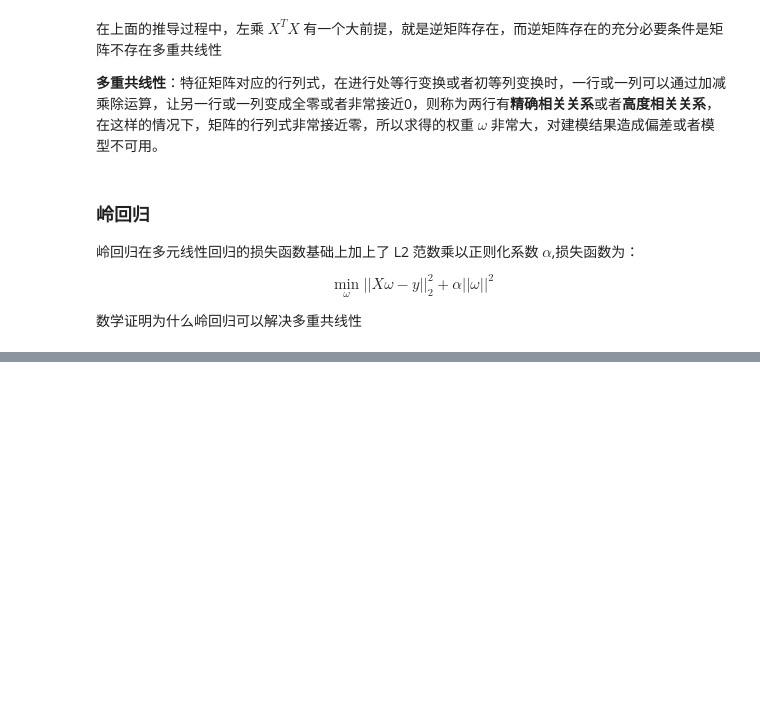
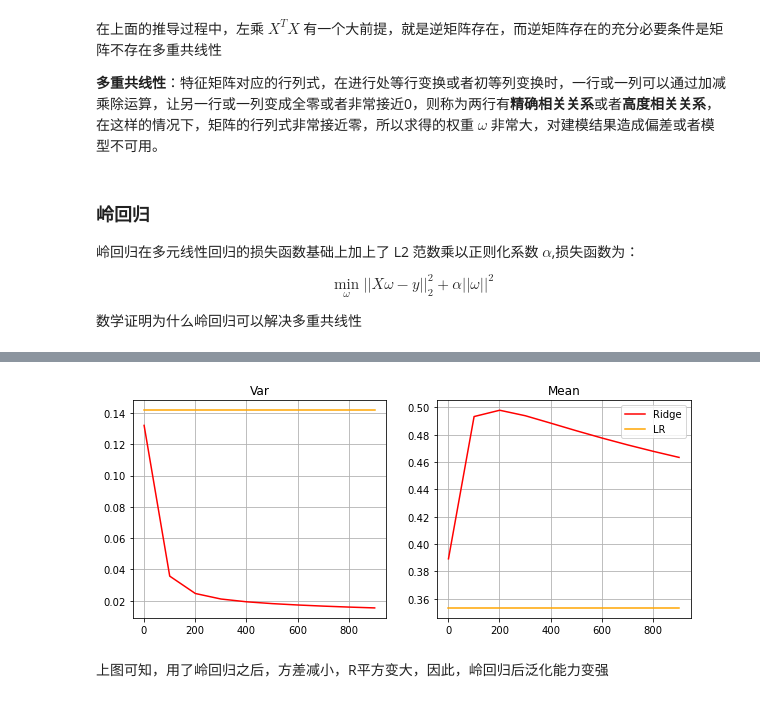
Before and after one commit to qitianyuu/sklearn, a Jupyter notebook: LinearRegression.ipynb, the cells around one changed output, grey strips where cells are left out. Drawn from its saved outputs; the diff is of its cells as text; code cells hidden in the pictures; blank space fills up the shorter version.

```diff
--- a/LinearRegression.ipynb
+++ b/LinearRegression.ipynb
@@ -256,0 +266,33 @@ $$\min_\omega||X\omega-y||^2_2+\alpha||\omega||^2$$
+# %%
+X = load_boston().data
+y = load_boston().target
+Xtrain,Xtest,Ytrain,Ytest = train_test_split(X,y,test_size=0.3,random_state=420)
+# %%
+alpharange = np.arange(1,1001,100)
+ridge_v, lr_v, ridge_r2, lr_r2= [], [], [], []
+for alpha in alpharange:
+    reg = Ridge(alpha=alpha)
+    linear = LR()
+    regs = cross_val_score(reg,X,y,cv=5,scoring = "r2").var()
+    linears = cross_val_score(linear,X,y,cv=5,scoring = "r2").var()
+    regs_ = cross_val_score(reg,X,y,cv=5,scoring = "r2").mean()
+    linears_ = cross_val_score(linear,X,y,cv=5,scoring = "r2").mean()
+    ridge_v.append(regs)
+    lr_v.append(linears)
+    ridge_r2.append(regs_)
+    lr_r2.append(linears_)
+# %%
+fig, axes = plt.subplots(1,2, figsize=(10, 4))
+axes[0].plot(alpharange,ridge_v,color="red",label="Ridge")
+axes[0].plot(alpharange,lr_v,color="orange",label="LR")
+axes[0].set_title('Var');axes[0].grid()
+axes[1].plot(alpharange,ridge_r2,color="red",label="Ridge")
+axes[1].plot(alpharange,lr_r2,color="orange",label="LR")
+axes[1].set_title('Mean');axes[1].grid()
+plt.legend()
+plt.grid()
+plt.show()
+# %% [output]
+[figure, added]
+# %% [markdown]
+上图可知，用了岭回归之后，方差减小，R平方变大，因此，岭回归后泛化能力变强
```
Also changed, not shown: parts of 31 cells of this notebook.
